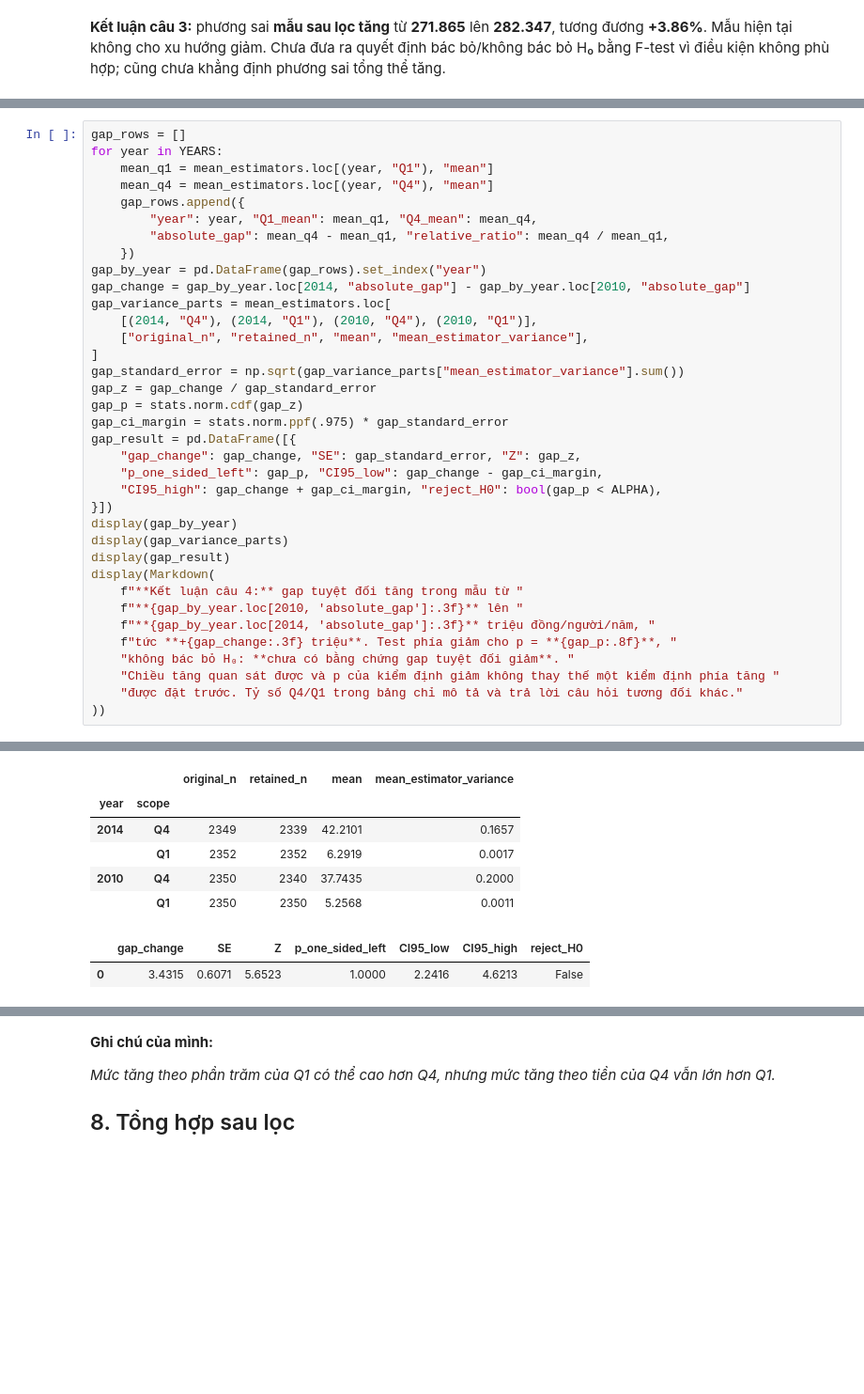
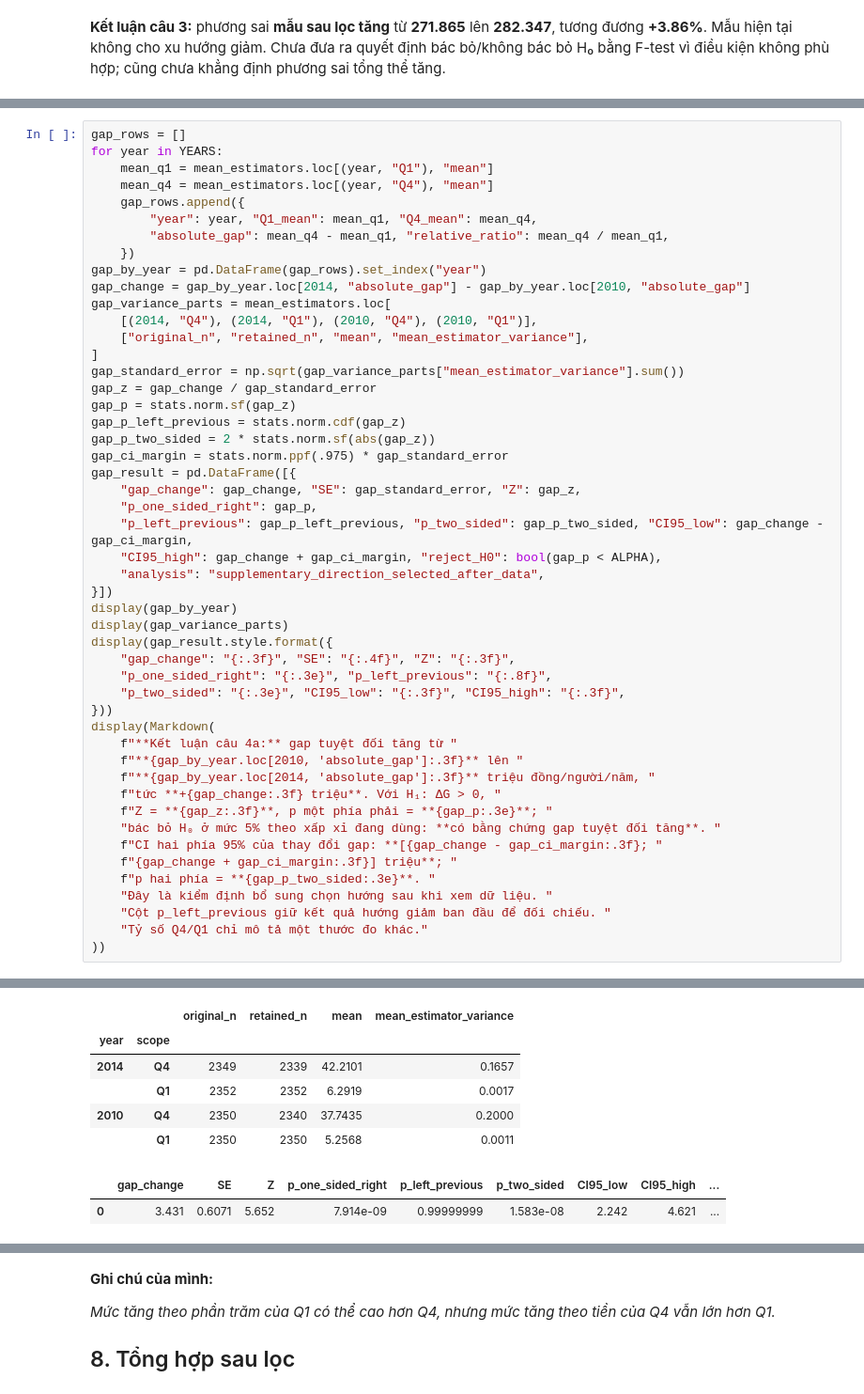
Before and after one commit to helenaadams827-cyber/vhlss-project-thong-ke, a Jupyter notebook: bao_cao_vhlss/thu_nhap_4_cau_bo_top_0_1_phan_tram.ipynb, the cells around one changed output, grey strips where cells are left out. Shown at 94% size. Drawn from its saved outputs; the diff is of its cells as text; blank space fills up the shorter version.

Commit message:
Test increasing absolute income gap and compare relative Q4/Q1 gap

```diff
--- a/bao_cao_vhlss/thu_nhap_4_cau_bo_top_0_1_phan_tram.ipynb
+++ b/bao_cao_vhlss/thu_nhap_4_cau_bo_top_0_1_phan_tram.ipynb
@@ -439,40 +441,53 @@ for year in YEARS:
 gap_by_year = pd.DataFrame(gap_rows).set_index("year")
 gap_change = gap_by_year.loc[2014, "absolute_gap"] - gap_by_year.loc[2010, "absolute_gap"]
 gap_variance_parts = mean_estimators.loc[
     [(2014, "Q4"), (2014, "Q1"), (2010, "Q4"), (2010, "Q1")],
     ["original_n", "retained_n", "mean", "mean_estimator_variance"],
 ]
 gap_standard_error = np.sqrt(gap_variance_parts["mean_estimator_variance"].sum())
 gap_z = gap_change / gap_standard_error
-gap_p = stats.norm.cdf(gap_z)
+gap_p = stats.norm.sf(gap_z)
+gap_p_left_previous = stats.norm.cdf(gap_z)
+gap_p_two_sided = 2 * stats.norm.sf(abs(gap_z))
 gap_ci_margin = stats.norm.ppf(.975) * gap_standard_error
 gap_result = pd.DataFrame([{
     "gap_change": gap_change, "SE": gap_standard_error, "Z": gap_z,
-    "p_one_sided_left": gap_p, "CI95_low": gap_change - gap_ci_margin,
+    "p_one_sided_right": gap_p,
+    "p_left_previous": gap_p_left_previous, "p_two_sided": gap_p_two_sided, "CI95_low": gap_change - gap_ci_margin,
     "CI95_high": gap_change + gap_ci_margin, "reject_H0": bool(gap_p < ALPHA),
+    "analysis": "supplementary_direction_selected_after_data",
 }])
 display(gap_by_year)
 display(gap_variance_parts)
-display(gap_result)
+display(gap_result.style.format({
+    "gap_change": "{:.3f}", "SE": "{:.4f}", "Z": "{:.3f}",
+    "p_one_sided_right": "{:.3e}", "p_left_previous": "{:.8f}",
+    "p_two_sided": "{:.3e}", "CI95_low": "{:.3f}", "CI95_high": "{:.3f}",
+}))
 display(Markdown(
-    f"**Kết luận câu 4:** gap tuyệt đối tăng trong mẫu từ "
+    f"**Kết luận câu 4a:** gap tuyệt đối tăng từ "
     f"**{gap_by_year.loc[2010, 'absolute_gap']:.3f}** lên "
     f"**{gap_by_year.loc[2014, 'absolute_gap']:.3f}** triệu đồng/người/năm, "
-    f"tức **+{gap_change:.3f} triệu**. Test phía giảm cho p = **{gap_p:.8f}**, "
-    "không bác bỏ H₀: **chưa có bằng chứng gap tuyệt đối giảm**. "
-    "Chiều tăng quan sát được và p của kiểm định giảm không thay thế một kiểm định phía tăng "
-    "được đặt trước. Tỷ số Q4/Q1 trong bảng chỉ mô tả và trả lời câu hỏi tương đối khác."
+    f"tức **+{gap_change:.3f} triệu**. Với H₁: ΔG > 0, "
+    f"Z = **{gap_z:.3f}**, p một phía phải = **{gap_p:.3e}**; "
+    "bác bỏ H₀ ở mức 5% theo xấp xỉ đang dùng: **có bằng chứng gap tuyệt đối tăng**. "
+    f"CI hai phía 95% của thay đổi gap: **[{gap_change - gap_ci_margin:.3f}; "
+    f"{gap_change + gap_ci_margin:.3f}] triệu**; "
+    f"p hai phía = **{gap_p_two_sided:.3e}**. "
+    "Đây là kiểm định bổ sung chọn hướng sau khi xem dữ liệu. "
+    "Cột p_left_previous giữ kết quả hướng giảm ban đầu để đối chiếu. "
+    "Tỷ số Q4/Q1 chỉ mô tả một thước đo khác."
 ))
 # %% [output]
 |  | Q1_mean | Q4_mean | absolute_gap | relative_ratio |
 | year |  |  |  |  |
 | 2010 | 5.2568 | 37.7435 | 32.4868 | 7.1800 |
 | 2014 | 6.2919 | 42.2101 | 35.9182 | 6.7086 |
 |  |  | original_n | retained_n | mean | mean_estimator_variance |
 | year | scope |  |  |  |  |
 | 2014 | Q4 | 2349 | 2339 | 42.2101 | 0.1657 |
 |  | Q1 | 2352 | 2352 | 6.2919 | 0.0017 |
 | 2010 | Q4 | 2350 | 2340 | 37.7435 | 0.2000 |
 |  | Q1 | 2350 | 2350 | 5.2568 | 0.0011 |
-|  | gap_change | SE | Z | p_one_sided_left | CI95_low | CI95_high | reject_H0 |
-| 0 | 3.4315 | 0.6071 | 5.6523 | 1.0000 | 2.2416 | 4.6213 | False |
+|  | gap_change | SE | Z | p_one_sided_right | p_left_previous | p_two_sided | CI95_low | CI95_high | ... |
+| 0 | 3.431 | 0.6071 | 5.652 | 7.914e-09 | 0.99999999 | 1.583e-08 | 2.242 | 4.621 | ... |
```
Also changed, not shown: parts of 7 cells of this notebook, 3 other files.
